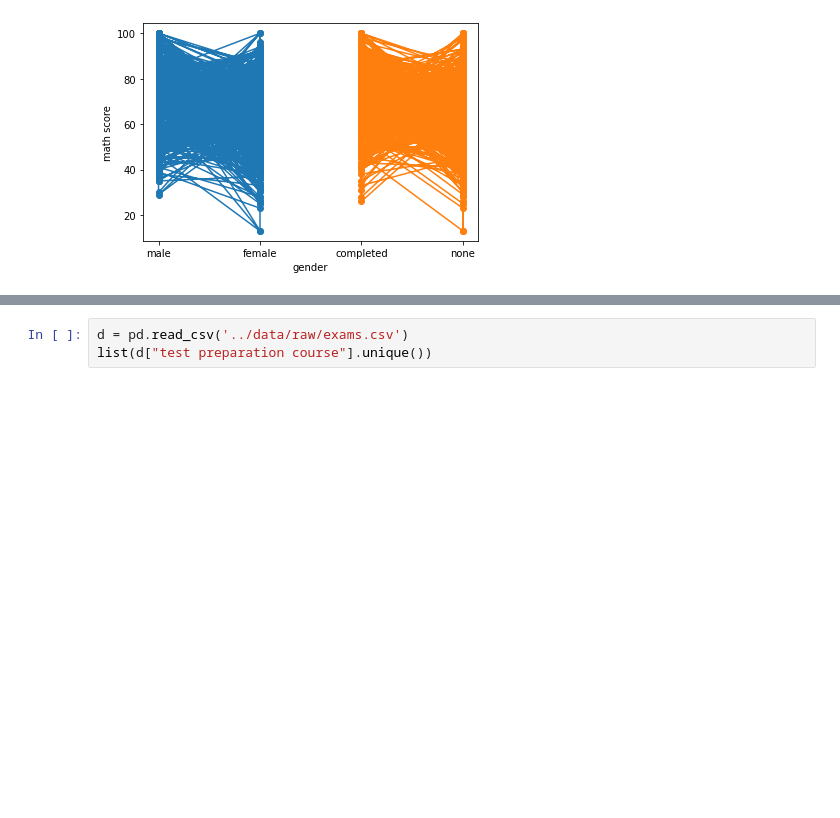
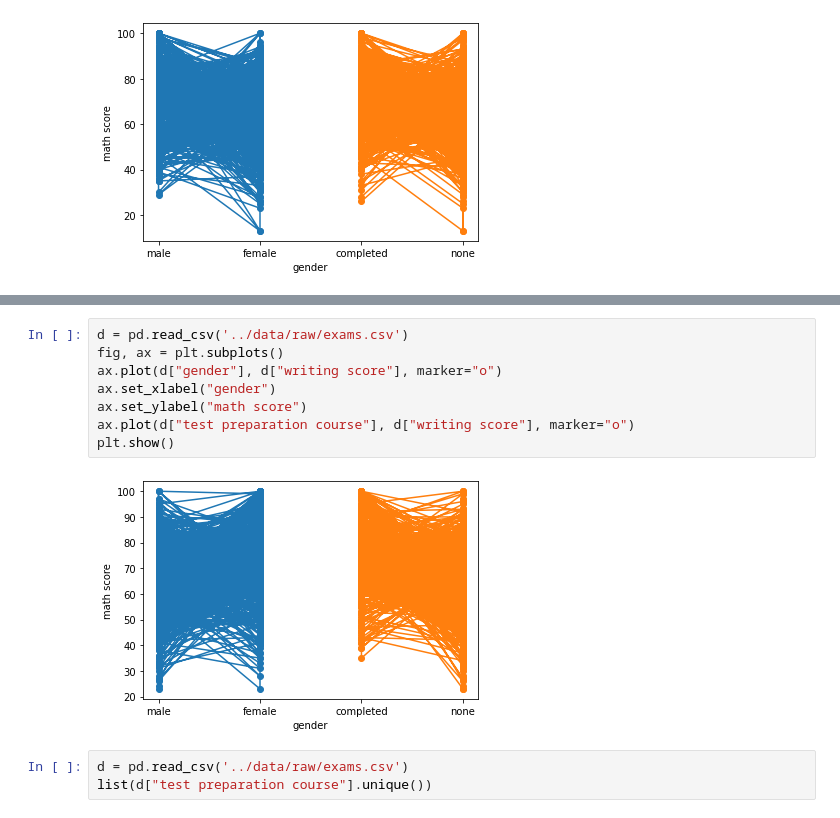
Before and after one commit to ubco-W2022T1-cosc301/project-group01, a Jupyter notebook: notebooks/analysis2.ipynb, the cells around one changed output, grey strips where cells are left out. Drawn from its saved outputs; the diff is of its cells as text; blank space fills up the shorter version.

```diff
--- a/notebooks/analysis2.ipynb
+++ b/notebooks/analysis2.ipynb
@@ -204,3 +217,13 @@ plt.show()
+# %%
+d = pd.read_csv('../data/raw/exams.csv')
+fig, ax = plt.subplots()
+ax.plot(d["gender"], d["writing score"], marker="o")
+ax.set_xlabel("gender")
+ax.set_ylabel("math score")
+ax.plot(d["test preparation course"], d["writing score"], marker="o")
+plt.show()
+# %% [output]
+[figure, added]
 # %%
 d = pd.read_csv('../data/raw/exams.csv')
 list(d["test preparation course"].unique())
```
Also changed, not shown: parts of 5 cells of this notebook.
